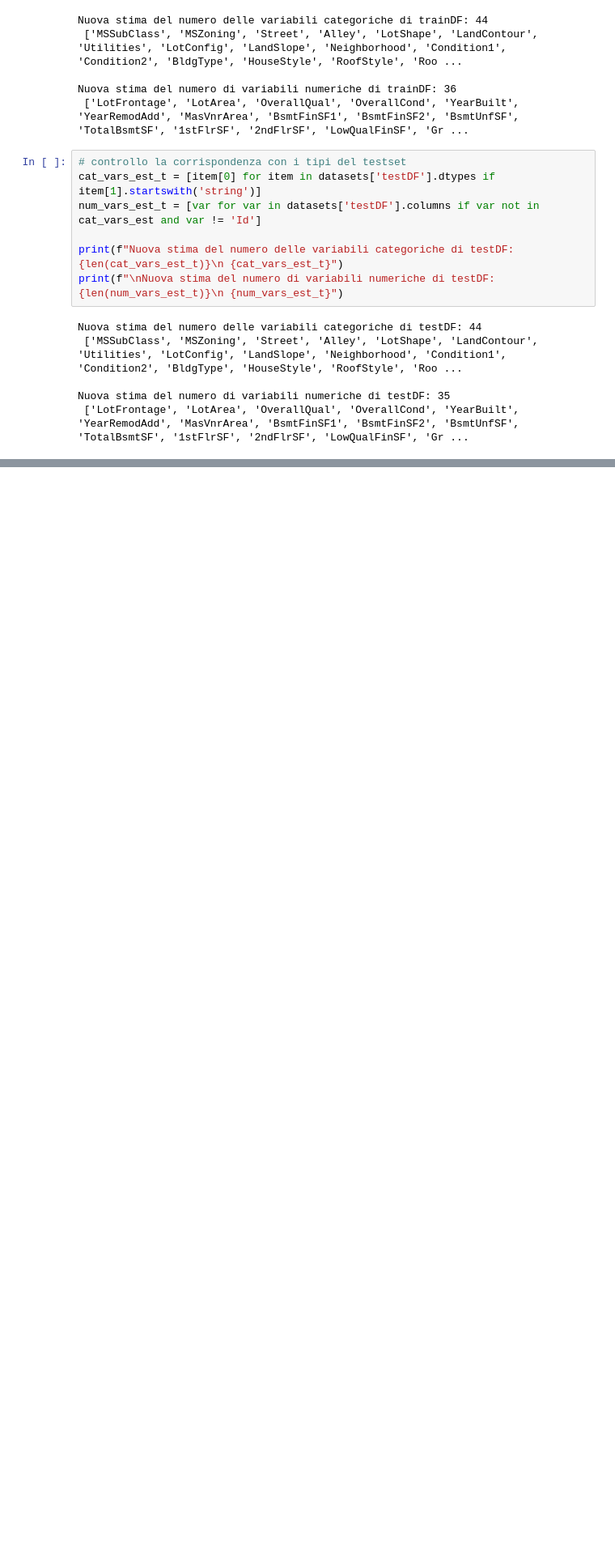
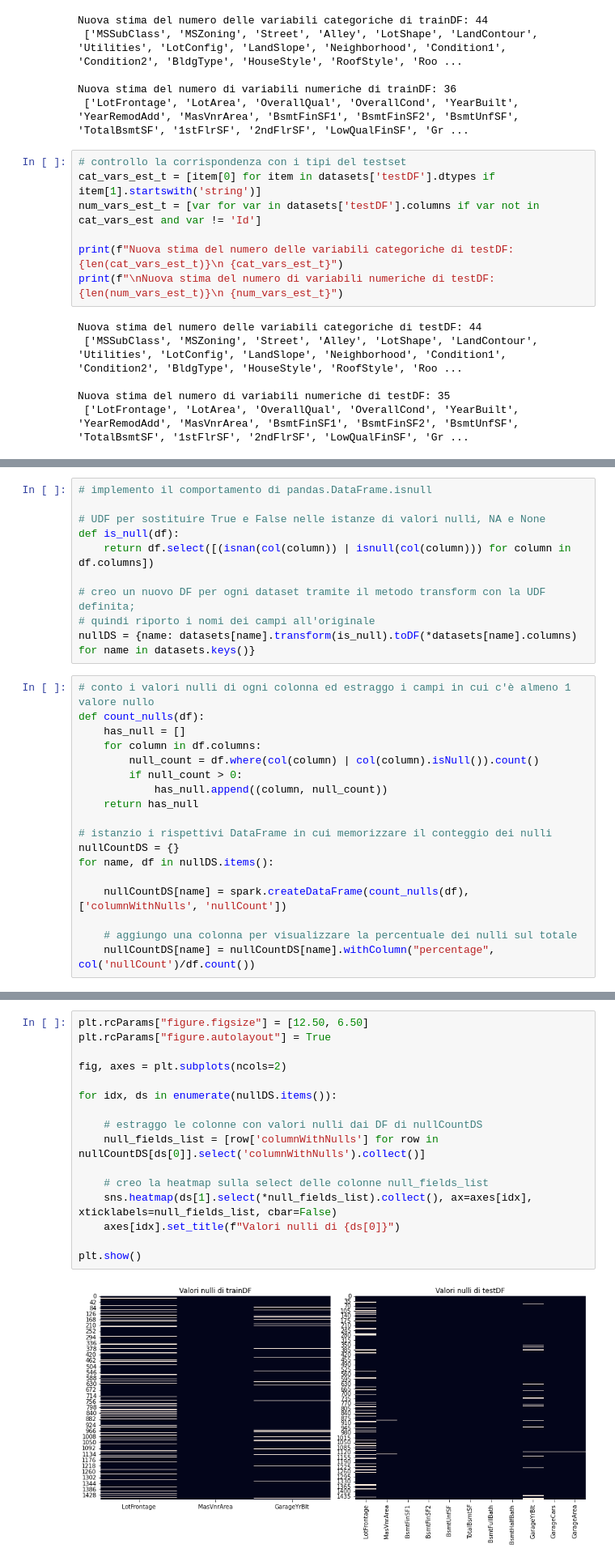
Before and after one commit to salvatorezam/House-Prices---Advanced-Regression-Techniques, a Jupyter notebook: house_prices_zammuto.ipynb, the cells around one changed output, grey strips where cells are left out. Shown: that part at 81% size. Saved outputs shown, nothing was run; the diff lists cells and outputs as text; blank space fills up the shorter version.

```diff
--- a/house_prices_zammuto.ipynb
+++ b/house_prices_zammuto.ipynb
@@ -363,0 +434,28 @@ Fence: Fence quality
+# %%
+# implemento il comportamento di pandas.DataFrame.isnull
+
+# UDF per sostituire True e False nelle istanze di valori nulli, NA e None
+def is_null(df):
+    return df.select([(isnan(col(column)) | isnull(col(column))) for column in df.columns])
+
+# creo un nuovo DF per ogni dataset tramite il metodo transform con la UDF definita;
+# quindi riporto i nomi dei campi all'originale
+nullDS = {name: datasets[name].transform(is_null).toDF(*datasets[name].columns) for name in datasets.keys()}
+# %%
+# conto i valori nulli di ogni colonna ed estraggo i campi in cui c'è almeno 1 valore nullo
+def count_nulls(df):
+    has_null = []
+    for column in df.columns:
+        null_count = df.where(col(column) | col(column).isNull()).count()
+        if null_count > 0:
+            has_null.append((column, null_count))
+    return has_null
+
+# istanzio i rispettivi DataFrame in cui memorizzare il conteggio dei nulli
+nullCountDS = {}
+for name, df in nullDS.items():
+
+    nullCountDS[name] = spark.createDataFrame(count_nulls(df), ['columnWithNulls', 'nullCount'])
+
+    # aggiungo una colonna per visualizzare la percentuale dei nulli sul totale
+    nullCountDS[name] = nullCountDS[name].withColumn("percentage", col('nullCount')/df.count())
@@ -363,0 +490,18 @@ Fence: Fence quality
+# %%
+plt.rcParams["figure.figsize"] = [12.50, 6.50]
+plt.rcParams["figure.autolayout"] = True
+
+fig, axes = plt.subplots(ncols=2)
+
+for idx, ds in enumerate(nullDS.items()):
+
+    # estraggo le colonne con valori nulli dai DF di nullCountDS
+    null_fields_list = [row['columnWithNulls'] for row in nullCountDS[ds[0]].select('columnWithNulls').collect()]
+
+    # creo la heatmap sulla select delle colonne null_fields_list
+    sns.heatmap(ds[1].select(*null_fields_list).collect(), ax=axes[idx], xticklabels=null_fields_list, cbar=False)
+    axes[idx].set_title(f"Valori nulli di {ds[0]}")
+
+plt.show()
+# %% [output]
+[figure, added]
```
Also changed, not shown: parts of 21 cells of this notebook.
